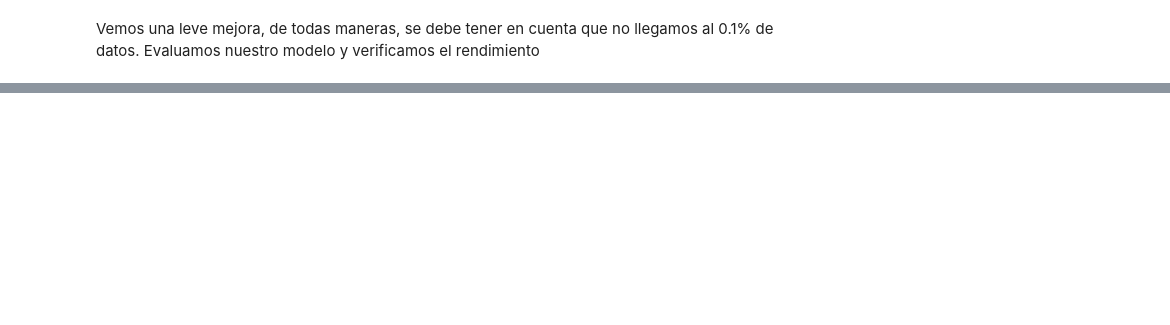
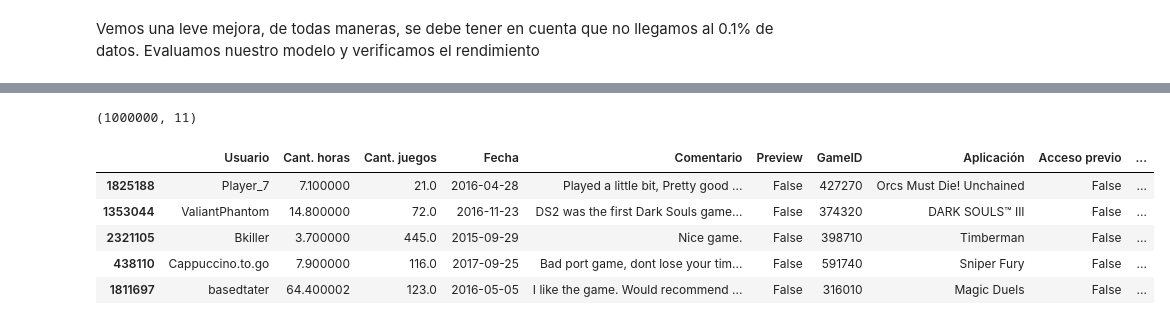
Before and after one commit to aaerror/Steam, a Jupyter notebook: Proyecto 03.ipynb, the cells around one changed output, grey strips where cells are left out. Drawn from its saved outputs; the diff is of its cells as text; code cells hidden in the pictures; blank space fills up the shorter version.

```diff
--- a/Proyecto 03.ipynb
+++ b/Proyecto 03.ipynb
@@ -2213,0 +2211,13 @@ Como autocrítica puedo entender que el tiempo de demora en entregar el proyecto
+# %%
+samples = sample_without_replacement(method='auto', n_population=reviews_games.shape[0], n_samples=1000000, random_state=10)
+data = reviews_games.loc[samples,:]
+print(data.shape)
+data.head()
+# %% [output]
+(1000000, 11)
+|  | Usuario | Cant. horas | Cant. juegos | Fecha | Comentario | Preview | GameID | Aplicación | Acceso previo | ... |
+| 1825188 | Player_7 | 7.100000 | 21.0 | 2016-04-28 | Played a little bit, Pretty good ... | False | 427270 | Orcs Must Die! Unchained | False | ... |
+| 1353044 | ValiantPhantom | 14.800000 | 72.0 | 2016-11-23 | DS2 was the first Dark Souls game... | False | 374320 | DARK SOULS™ III | False | ... |
+| 2321105 | Bkiller | 3.700000 | 445.0 | 2015-09-29 | Nice game. | False | 398710 | Timberman | False | ... |
+| 438110 | Cappuccino.to.go | 7.900000 | 116.0 | 2017-09-25 | Bad port game, dont lose your tim... | False | 591740 | Sniper Fury | False | ... |
+| 1811697 | basedtater | 64.400002 | 123.0 | 2016-05-05 | I like the game. Would recommend ... | False | 316010 | Magic Duels | False | ... |
```
Also changed, not shown: parts of 24 cells of this notebook.
